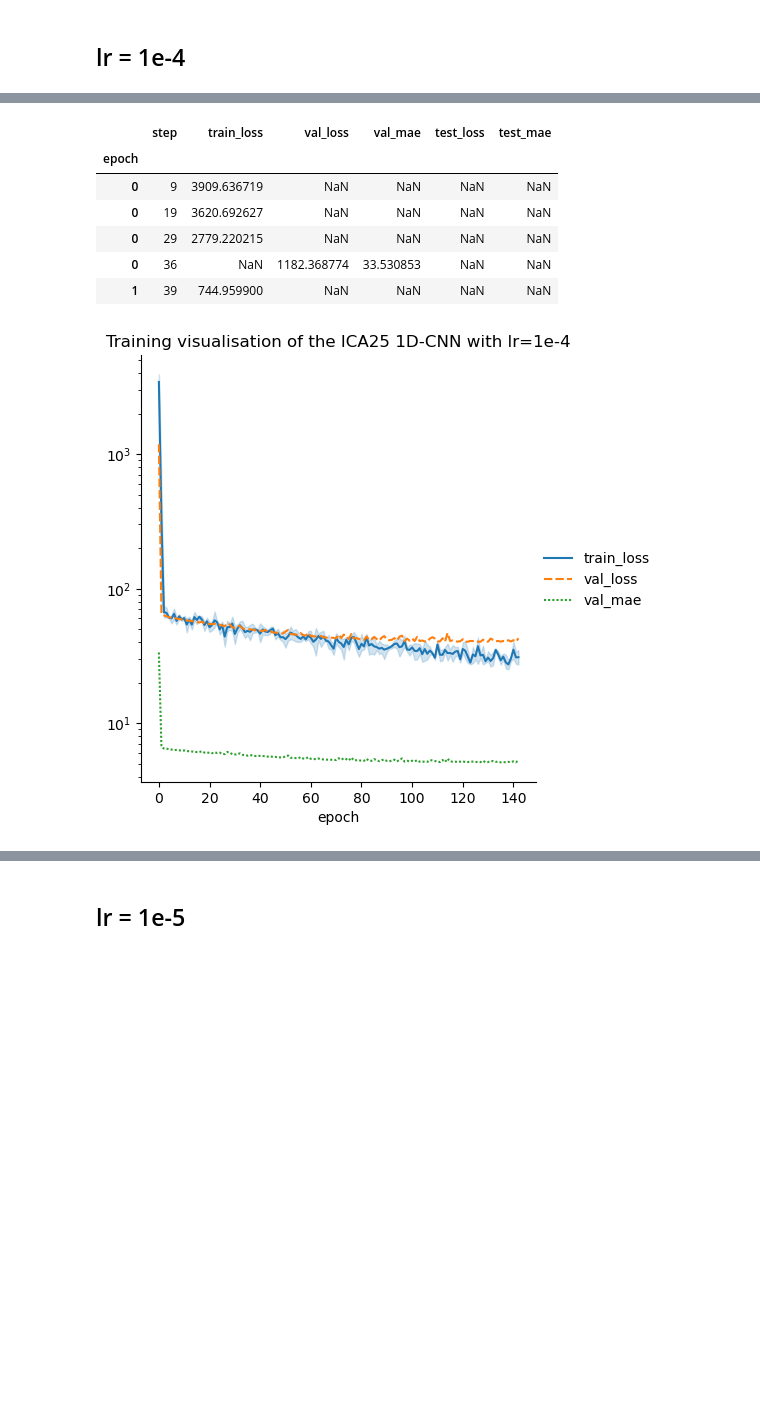
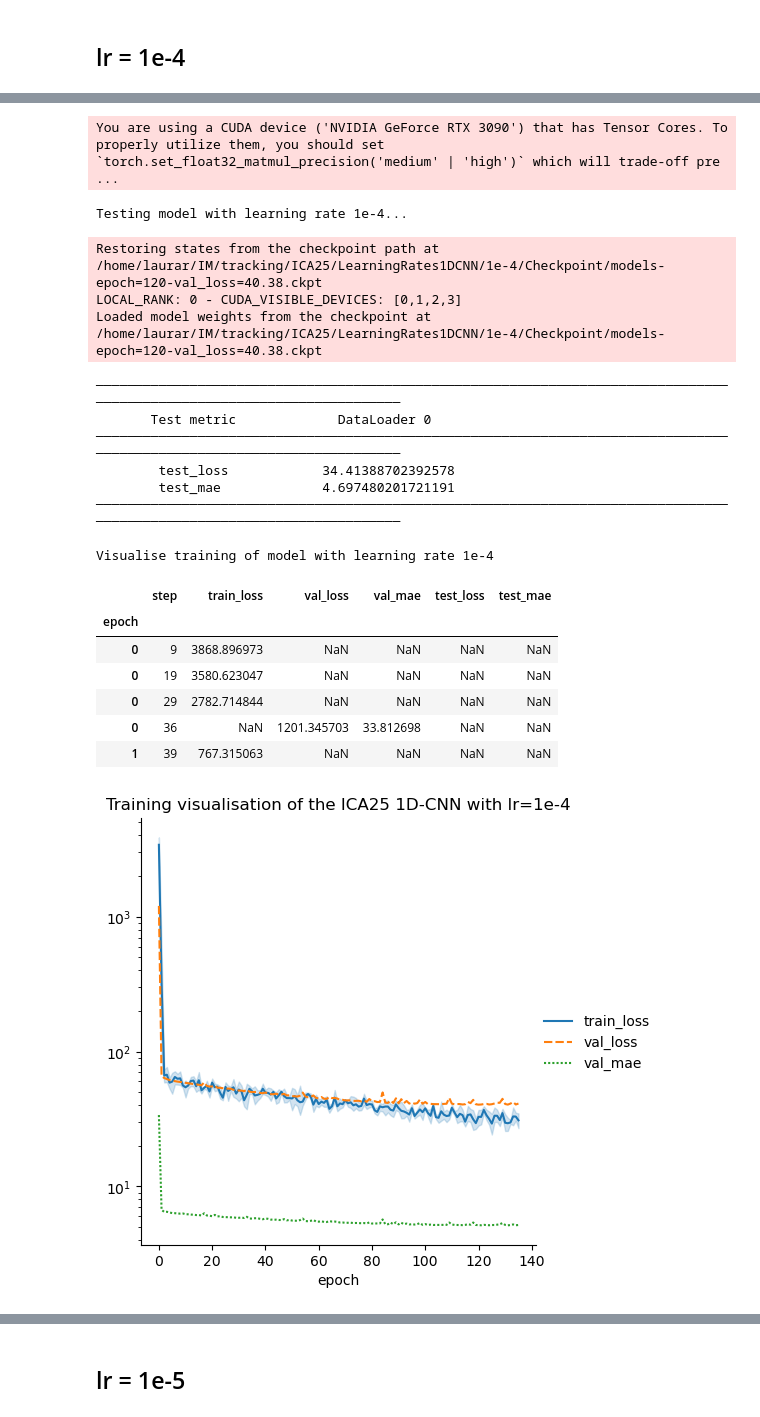
Before and after one commit to laura-riedel/IM, a Jupyter notebook: src/ICA25 - 1D CNN learning rate.ipynb, the cells around one changed output, grey strips where cells are left out. Saved outputs shown, nothing was run; the diff lists cells and outputs as text; code cells hidden in the pictures; blank space fills up the shorter version.

```diff
--- a/src/ICA25 - 1D CNN learning rate.ipynb
+++ b/src/ICA25 - 1D CNN learning rate.ipynb
@@ -200,7 +204,7 @@ utils.plot_training(data=lr_3_metrics, title=f'Training visualisation of the ICA
 # %% [markdown]
 ## lr = 1e-4
 # %%
-lr_4 = test_learningrate(path, data, '1e-4', 1)
+lr_4, lr_4_data = train_learningrate(path, ukbb_dir, '1e-4', 1)
 # %% [output]
 GPU available: True (cuda), used: True
 TPU available: False, using: 0 TPU cores
@@ -240,13 +227,25 @@ ServerApp.rate_limit_window=3.0 (secs)
 # %%
 # visualise training
-lr_4_metrics = utils.get_current_metrics(lr_4, show=True)
-utils.plot_training(data=lr_4_metrics, title=f'Training visualisation of the ICA25 1D-CNN with lr=1e-4')
+test_learningrate(lr_4, lr_4_data, '1e-4')
 # %% [output]
+You are using a CUDA device ('NVIDIA GeForce RTX 3090') that has Tensor Cores. To properly utilize them, you should set `torch.set_float32_matmul_precision('medium' | 'high')` which will trade-off pre ...
+Testing model with learning rate 1e-4...
+Restoring states from the checkpoint path at /home/laurar/IM/tracking/ICA25/LearningRates1DCNN/1e-4/Checkpoint/models-epoch=120-val_loss=40.38.ckpt
+LOCAL_RANK: 0 - CUDA_VISIBLE_DEVICES: [0,1,2,3]
+Loaded model weights from the checkpoint at /home/laurar/IM/tracking/ICA25/LearningRates1DCNN/1e-4/Checkpoint/models-epoch=120-val_loss=40.38.ckpt
+────────────────────────────────────────────────────────────────────────────────────────────────────────────────────────
+       Test metric             DataLoader 0
+────────────────────────────────────────────────────────────────────────────────────────────────────────────────────────
+        test_loss            34.41388702392578
+        test_mae             4.697480201721191
+────────────────────────────────────────────────────────────────────────────────────────────────────────────────────────
+
+Visualise training of model with learning rate 1e-4
 |  | step | train_loss | val_loss | val_mae | test_loss | test_mae |
 | epoch |  |  |  |  |  |  |
-| 0 | 9 | 3909.636719 | NaN | NaN | NaN | NaN |
-| 0 | 19 | 3620.692627 | NaN | NaN | NaN | NaN |
-| 0 | 29 | 2779.220215 | NaN | NaN | NaN | NaN |
-| 0 | 36 | NaN | 1182.368774 | 33.530853 | NaN | NaN |
-| 1 | 39 | 744.959900 | NaN | NaN | NaN | NaN |
+| 0 | 9 | 3868.896973 | NaN | NaN | NaN | NaN |
+| 0 | 19 | 3580.623047 | NaN | NaN | NaN | NaN |
+| 0 | 29 | 2782.714844 | NaN | NaN | NaN | NaN |
+| 0 | 36 | NaN | 1201.345703 | 33.812698 | NaN | NaN |
+| 1 | 39 | 767.315063 | NaN | NaN | NaN | NaN |
-[figure, old version]
+[figure, new version]
```
Also changed, not shown: parts of 21 cells of this notebook, 37 other files.
